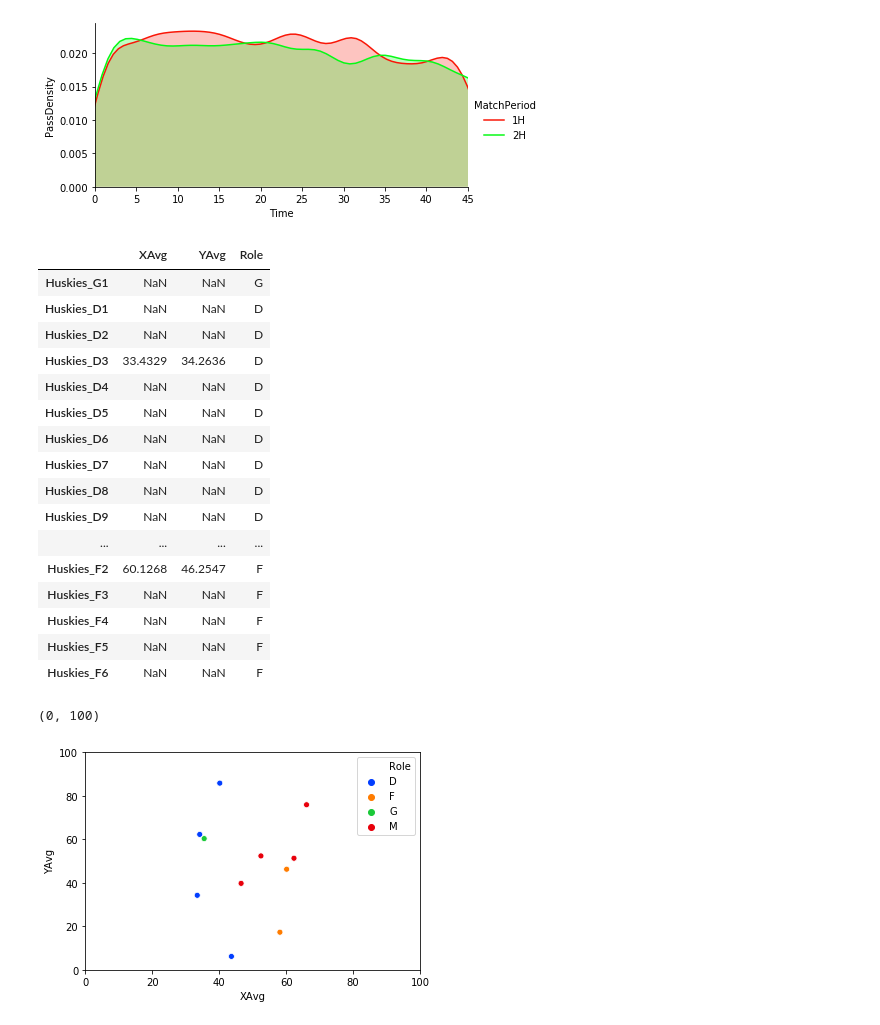
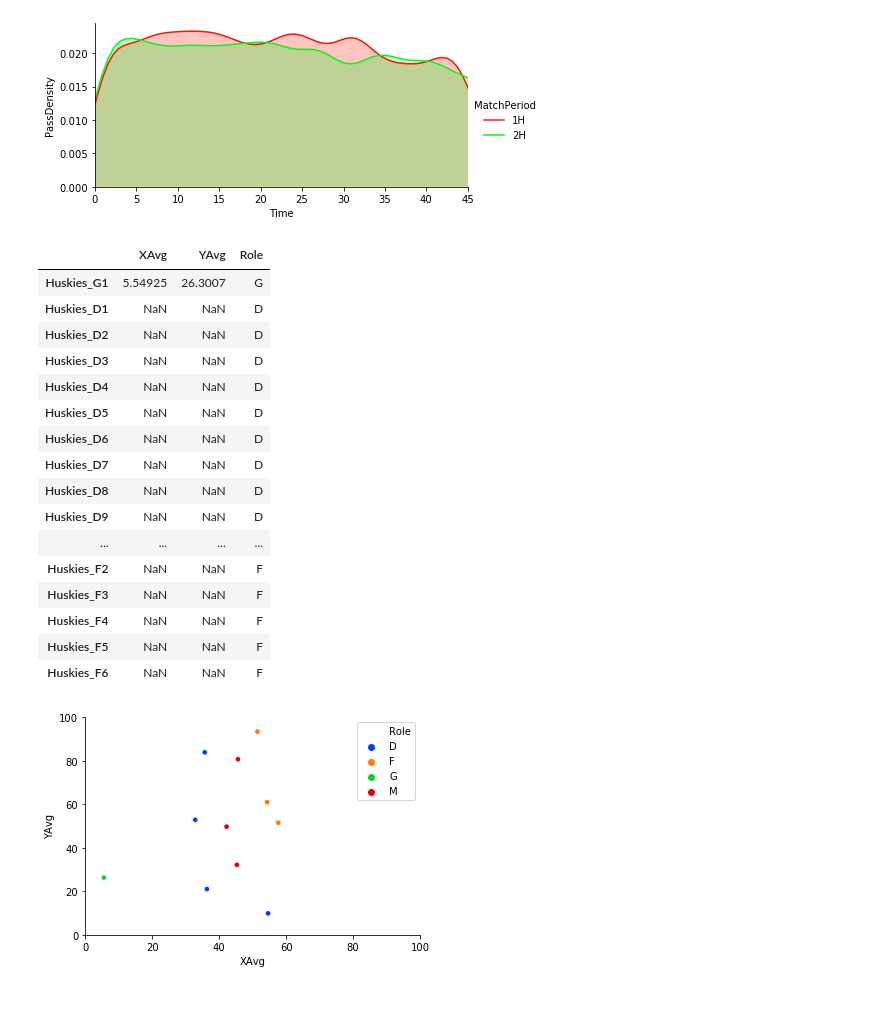
Before and after one commit to GZNGroup/2020MCM-ICM, a Jupyter notebook: 2020_Weekend1_Problems/processing.ipynb, the cells around one changed output. Saved outputs shown, nothing was run; the diff lists cells and outputs as text; code cells hidden in the pictures.

```diff
--- a/2020_Weekend1_Problems/processing.ipynb
+++ b/2020_Weekend1_Problems/processing.ipynb
@@ -139,7 +139,7 @@ facet.set_axis_labels("Time", "PassDensity")
 [figure]
 # %%
 Pos = {}
-for i in data[data['MatchID'] == 8][data['MatchPeriod'] == '1H'].index:
+for i in data[data['MatchID'] == 1][data['MatchPeriod'] == '1H'].index:
     if (data['TeamID'][i] != 'Huskies'):
         continue
     if (data["EventType"][i] == 'Substitution'):
@@ -225,10 +225,10 @@ AvgPos
 # XAvg, YAvg
 # %% [output]
 |  | XAvg | YAvg | Role |
-| Huskies_G1 | NaN | NaN | G |
+| Huskies_G1 | 5.54925 | 26.3007 | G |
 | Huskies_D1 | NaN | NaN | D |
 | Huskies_D2 | NaN | NaN | D |
-| Huskies_D3 | 33.4329 | 34.2636 | D |
+| Huskies_D3 | NaN | NaN | D |
 | Huskies_D4 | NaN | NaN | D |
 | Huskies_D5 | NaN | NaN | D |
 | Huskies_D6 | NaN | NaN | D |
@@ -236,7 +236,7 @@ AvgPos
 | Huskies_D8 | NaN | NaN | D |
 | Huskies_D9 | NaN | NaN | D |
 | ... | ... | ... | ... |
-| Huskies_F2 | 60.1268 | 46.2547 | F |
+| Huskies_F2 | NaN | NaN | F |
 | Huskies_F3 | NaN | NaN | F |
 | Huskies_F4 | NaN | NaN | F |
 | Huskies_F5 | NaN | NaN | F |
@@ -244,10 +244,10 @@ AvgPos
 # %%
 # plt.figure(figsize=(10,10))
 # flatui = ["#9b59b6", "#3498db", "#95a5a6", "#e74c3c", "#34495e", "#2ecc71"]
 sns.set_palette(sns.color_palette("bright"))
-sns.scatterplot(x='XAvg', y='YAvg', hue='Role', data=AvgPos, sizes=30)
+sns.scatterplot(x='XAvg', y='YAvg', hue='Role', data=AvgPos, s=30)
 plt.xlim(0,100)
 plt.ylim(0,100)
+sns.despine() # 去掉多余的线
 # %% [output]
-(0, 100)
-[figure, old version]
+[figure, new version]
```
Also changed, not shown: parts of 1 cell of this notebook.
